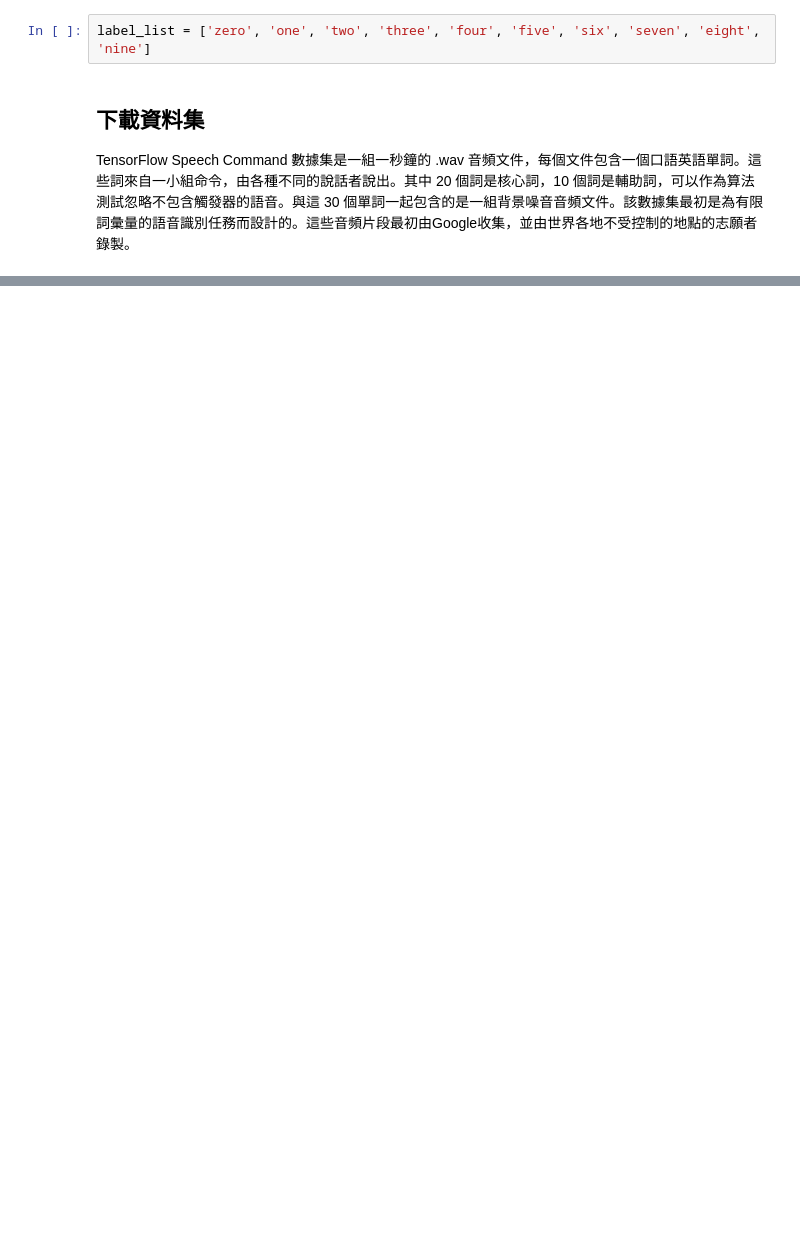
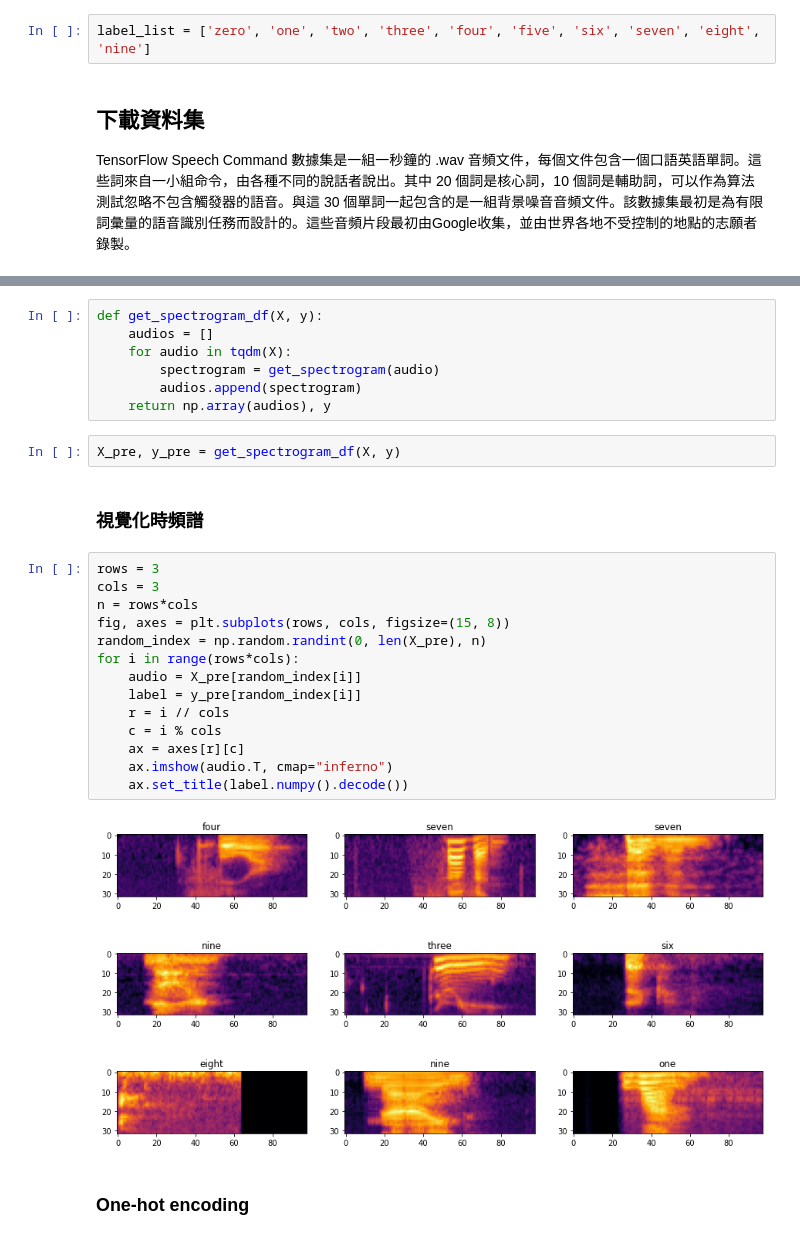
Before and after one commit to 1010code/keyword-transformer, a Jupyter notebook: keyword_transformer.ipynb, the cells around one changed output, grey strips where cells are left out. Cells and saved outputs as stored; diff of their text form; blank space fills up the shorter version.

```diff
--- a/keyword_transformer.ipynb
+++ b/keyword_transformer.ipynb
@@ -45,0 +153,29 @@ speech_commands_v0. 100%[===================>]   2.26G  25.7MB/s    in 62s
+# %%
+def get_spectrogram_df(X, y):
+    audios = []
+    for audio in tqdm(X):
+        spectrogram = get_spectrogram(audio)
+        audios.append(spectrogram)
+    return np.array(audios), y
+# %%
+X_pre, y_pre = get_spectrogram_df(X, y)
+# %% [markdown]
+###  視覺化時頻譜
+# %%
+rows = 3
+cols = 3
+n = rows*cols
+fig, axes = plt.subplots(rows, cols, figsize=(15, 8))
+random_index = np.random.randint(0, len(X_pre), n)
+for i in range(rows*cols):
+    audio = X_pre[random_index[i]]
+    label = y_pre[random_index[i]]
+    r = i // cols
+    c = i % cols
+    ax = axes[r][c]
+    ax.imshow(audio.T, cmap="inferno")
+    ax.set_title(label.numpy().decode())
+# %% [output]
+[figure, added]
+# %% [markdown]
+### One-hot encoding
```
Also changed, not shown: parts of 46 cells of this notebook, 14 other files.
